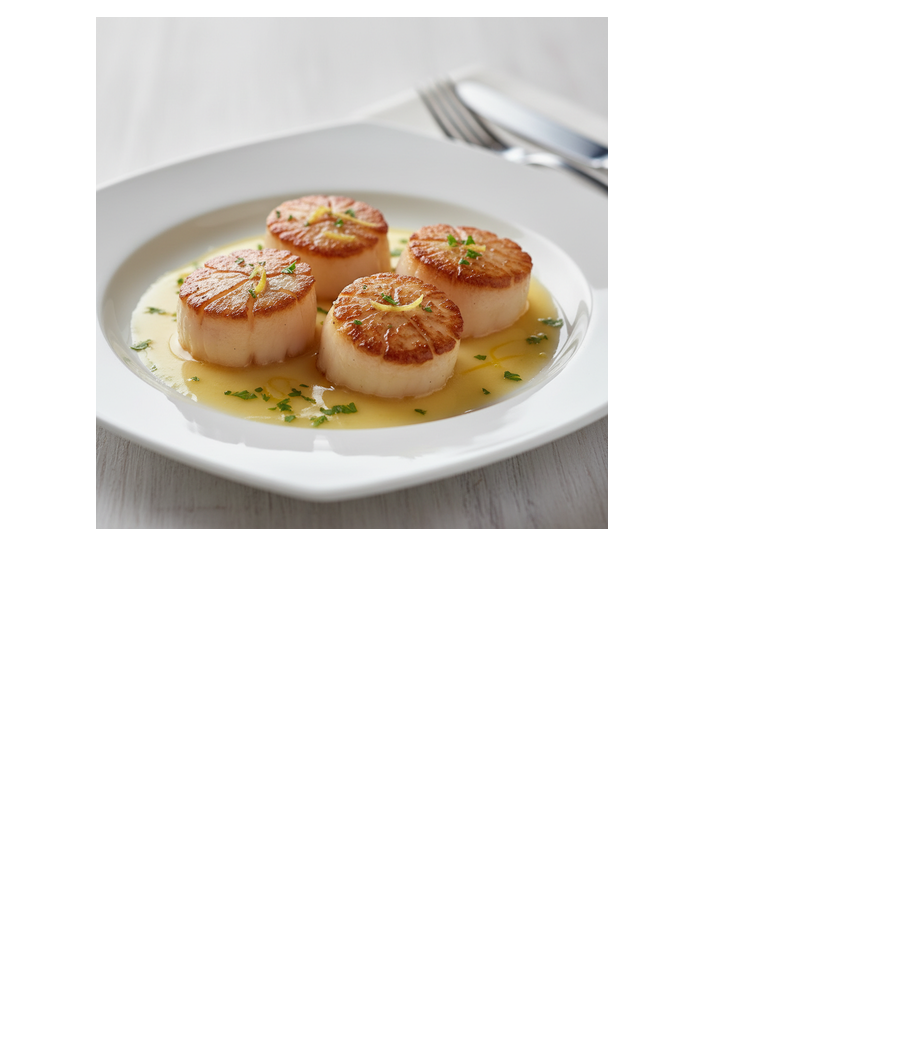
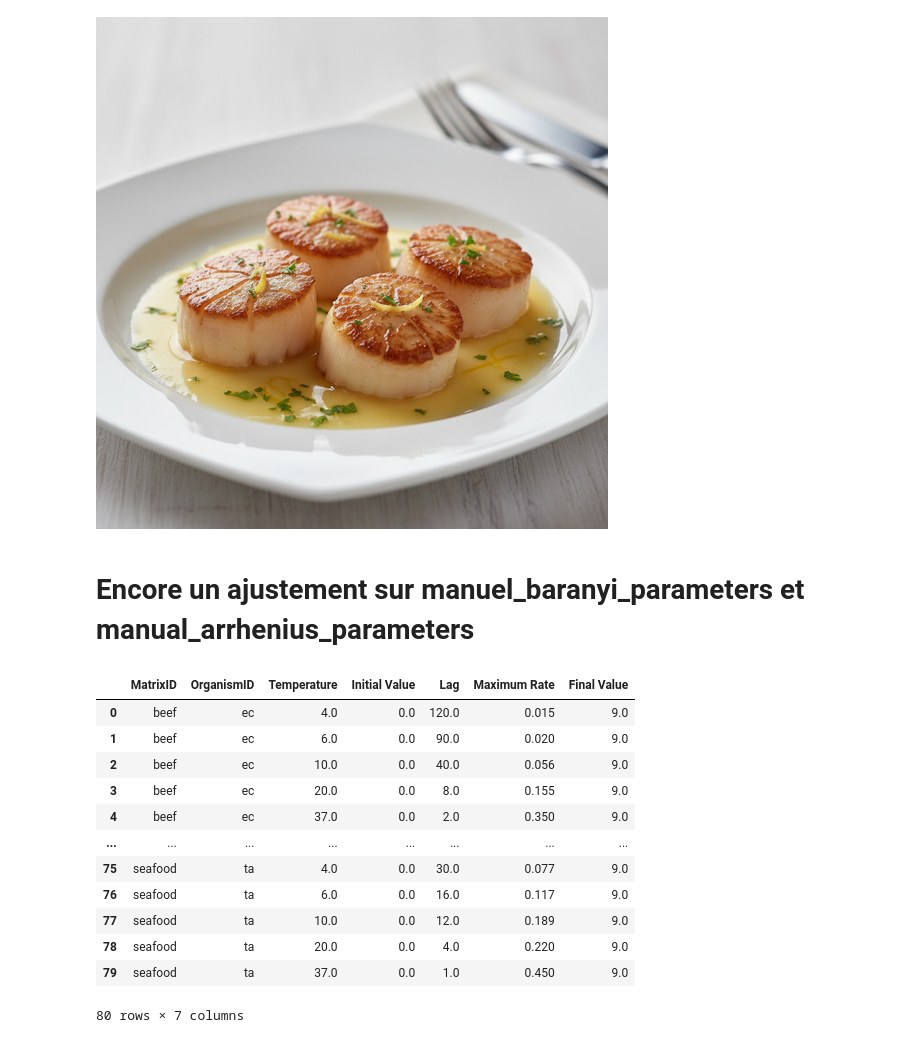
Before and after one commit to lulutinee/safer_food, a Jupyter notebook: notebooks/JYL_sandbox.ipynb, the cells around one changed output. Saved outputs shown, nothing was run; the diff lists cells and outputs as text; code cells hidden in the pictures; blank space fills up the shorter version.

```diff
--- a/notebooks/JYL_sandbox.ipynb
+++ b/notebooks/JYL_sandbox.ipynb
@@ -2948,3 +2742,24 @@ Searing in a heavy-bottomed pan at approximately 200°C (400°F) to achieve a ca
 3. Place scallops in the hot pan in a single layer, searing for 1.5 to 2 minutes per side until deep golden brown.
 4. Remove from heat, add butter and a squeeze of lemon juice to the pan, and spoon over scallops before serving.
 [figure]
+# %% [markdown]
+# Encore un ajustement sur manuel_baranyi_parameters et manual_arrhenius_parameters
+# %%
+# On récupère les paramètres à modifier (modèle primaire)
+import pandas as pd
+df_manual_baranyi = pd.read_csv('manual_baranyi_parameters.csv', sep='\t')
+df_manual_baranyi
+# %% [output]
+|  | MatrixID | OrganismID | Temperature | Initial Value | Lag | Maximum Rate | Final Value |
+| 0 | beef | ec | 4.0 | 0.0 | 120.0 | 0.015 | 9.0 |
+| 1 | beef | ec | 6.0 | 0.0 | 90.0 | 0.020 | 9.0 |
+| 2 | beef | ec | 10.0 | 0.0 | 40.0 | 0.056 | 9.0 |
+| 3 | beef | ec | 20.0 | 0.0 | 8.0 | 0.155 | 9.0 |
+| 4 | beef | ec | 37.0 | 0.0 | 2.0 | 0.350 | 9.0 |
+| ... | ... | ... | ... | ... | ... | ... | ... |
+| 75 | seafood | ta | 4.0 | 0.0 | 30.0 | 0.077 | 9.0 |
+| 76 | seafood | ta | 6.0 | 0.0 | 16.0 | 0.117 | 9.0 |
+| 77 | seafood | ta | 10.0 | 0.0 | 12.0 | 0.189 | 9.0 |
+| 78 | seafood | ta | 20.0 | 0.0 | 4.0 | 0.220 | 9.0 |
+| 79 | seafood | ta | 37.0 | 0.0 | 1.0 | 0.450 | 9.0 |
+80 rows × 7 columns
```
Also changed, not shown: parts of 18 cells of this notebook, 6 other files.
